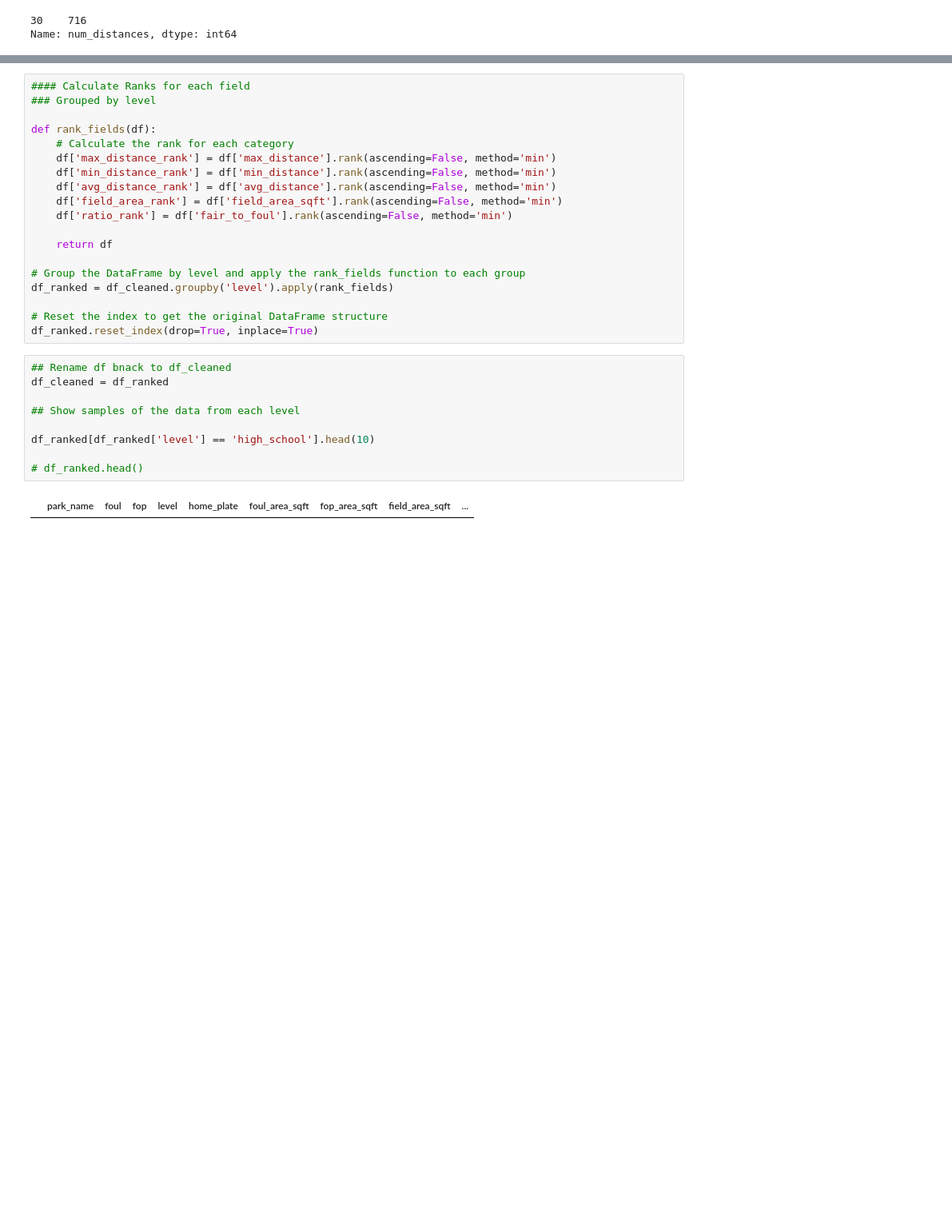
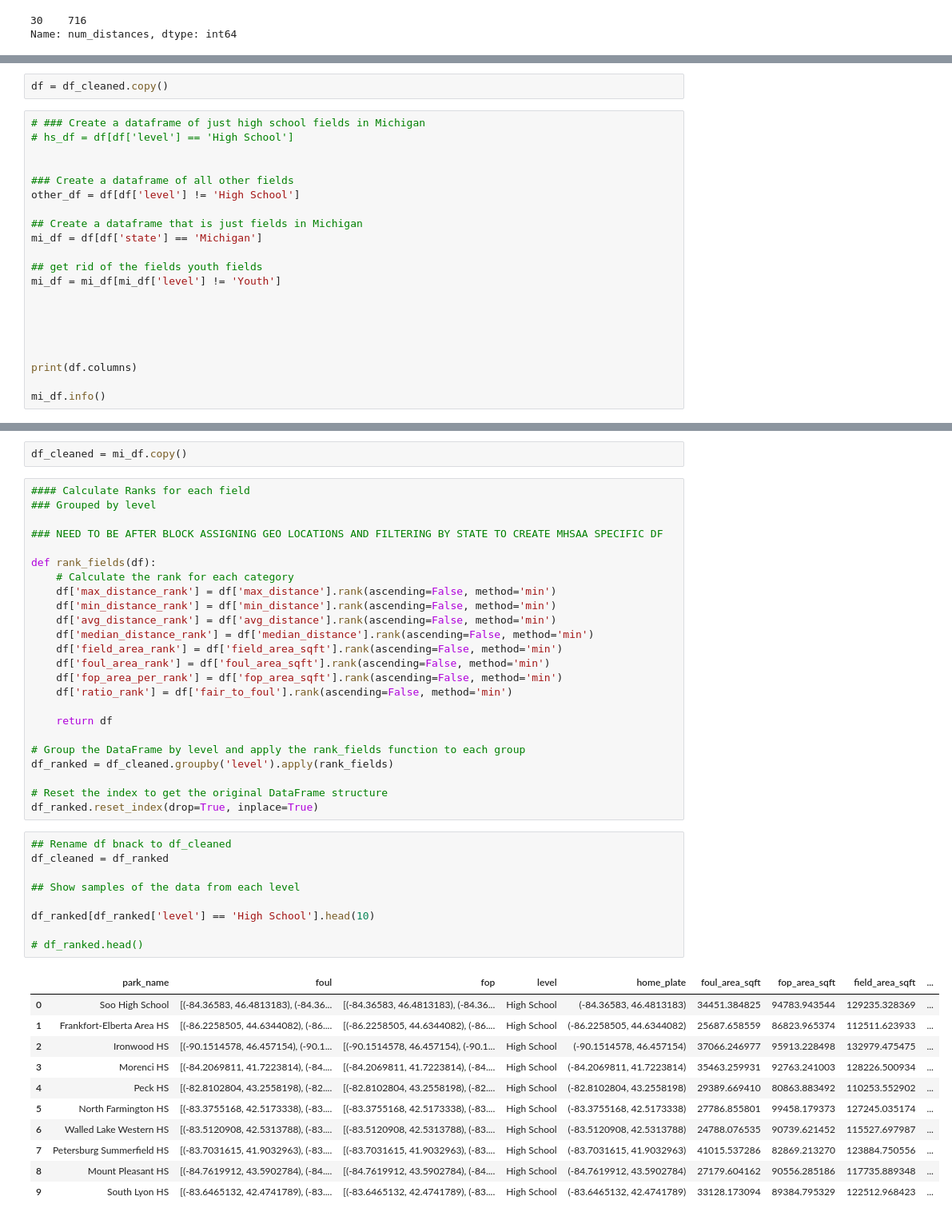
Before and after one commit to JSmith1826/BB_parks, a Jupyter notebook: ETL_for_JSON.ipynb, the cells around one changed output, grey strips where cells are left out. Shown at 80% size. Saved outputs shown, nothing was run; the diff lists cells and outputs as text; blank space fills up the shorter version.

```diff
--- a/ETL_for_JSON.ipynb
+++ b/ETL_for_JSON.ipynb
@@ -331,0 +365,23 @@ Name: num_distances, dtype: int64
+# %%
+df = df_cleaned.copy()
+# %%
+# ### Create a dataframe of just high school fields in Michigan
+# hs_df = df[df['level'] == 'High School']
+
+
+### Create a dataframe of all other fields
+other_df = df[df['level'] != 'High School']
+
+## Create a dataframe that is just fields in Michigan
+mi_df = df[df['state'] == 'Michigan']
+
+## get rid of the fields youth fields
+mi_df = mi_df[mi_df['level'] != 'Youth']
+
+
+
+
+
+print(df.columns)
+
+mi_df.info()
@@ -332,13 +406,20 @@ Name: num_distances, dtype: int64
+# %%
+df_cleaned = mi_df.copy()
 # %%
 #### Calculate Ranks for each field
 ### Grouped by level
+
+### NEED TO BE AFTER BLOCK ASSIGNING GEO LOCATIONS AND FILTERING BY STATE TO CREATE MHSAA SPECIFIC DF
 
 def rank_fields(df):
     # Calculate the rank for each category
     df['max_distance_rank'] = df['max_distance'].rank(ascending=False, method='min')
     df['min_distance_rank'] = df['min_distance'].rank(ascending=False, method='min')
     df['avg_distance_rank'] = df['avg_distance'].rank(ascending=False, method='min')
+    df['median_distance_rank'] = df['median_distance'].rank(ascending=False, method='min')
     df['field_area_rank'] = df['field_area_sqft'].rank(ascending=False, method='min')
+    df['foul_area_rank'] = df['foul_area_sqft'].rank(ascending=False, method='min')
+    df['fop_area_per_rank'] = df['fop_area_sqft'].rank(ascending=False, method='min')
     df['ratio_rank'] = df['fair_to_foul'].rank(ascending=False, method='min')
 
     return df
@@ -351,11 +432,21 @@ df_ranked.reset_index(drop=True, inplace=True)
 # %%
 ## Rename df bnack to df_cleaned
 df_cleaned = df_ranked
 
 ## Show samples of the data from each level
 
-df_ranked[df_ranked['level'] == 'high_school'].head(10)
+df_ranked[df_ranked['level'] == 'High School'].head(10)
 
 # df_ranked.head()
 # %% [output]
 |  | park_name | foul | fop | level | home_plate | foul_area_sqft | fop_area_sqft | field_area_sqft | ... |
+| 0 | Soo High School | [(-84.36583, 46.4813183), (-84.36... | [(-84.36583, 46.4813183), (-84.36... | High School | (-84.36583, 46.4813183) | 34451.384825 | 94783.943544 | 129235.328369 | ... |
+| 1 | Frankfort-Elberta Area HS | [(-86.2258505, 44.6344082), (-86.... | [(-86.2258505, 44.6344082), (-86.... | High School | (-86.2258505, 44.6344082) | 25687.658559 | 86823.965374 | 112511.623933 | ... |
+| 2 | Ironwood HS | [(-90.1514578, 46.457154), (-90.1... | [(-90.1514578, 46.457154), (-90.1... | High School | (-90.1514578, 46.457154) | 37066.246977 | 95913.228498 | 132979.475475 | ... |
+| 3 | Morenci HS | [(-84.2069811, 41.7223814), (-84.... | [(-84.2069811, 41.7223814), (-84.... | High School | (-84.2069811, 41.7223814) | 35463.259931 | 92763.241003 | 128226.500934 | ... |
+| 4 | Peck HS | [(-82.8102804, 43.2558198), (-82.... | [(-82.8102804, 43.2558198), (-82.... | High School | (-82.8102804, 43.2558198) | 29389.669410 | 80863.883492 | 110253.552902 | ... |
+| 5 | North Farmington HS | [(-83.3755168, 42.5173338), (-83.... | [(-83.3755168, 42.5173338), (-83.... | High School | (-83.3755168, 42.5173338) | 27786.855801 | 99458.179373 | 127245.035174 | ... |
+| 6 | Walled Lake Western HS | [(-83.5120908, 42.5313788), (-83.... | [(-83.5120908, 42.5313788), (-83.... | High School | (-83.5120908, 42.5313788) | 24788.076535 | 90739.621452 | 115527.697987 | ... |
+| 7 | Petersburg Summerfield HS | [(-83.7031615, 41.9032963), (-83.... | [(-83.7031615, 41.9032963), (-83.... | High School | (-83.7031615, 41.9032963) | 41015.537286 | 82869.213270 | 123884.750556 | ... |
+| 8 | Mount Pleasant HS | [(-84.7619912, 43.5902784), (-84.... | [(-84.7619912, 43.5902784), (-84.... | High School | (-84.7619912, 43.5902784) | 27179.604162 | 90556.285186 | 117735.889348 | ... |
+| 9 | South Lyon HS | [(-83.6465132, 42.4741789), (-83.... | [(-83.6465132, 42.4741789), (-83.... | High School | (-83.6465132, 42.4741789) | 33128.173094 | 89384.795329 | 122512.968423 | ... |
```
Also changed, not shown: parts of 10 cells of this notebook, 4 other files.
